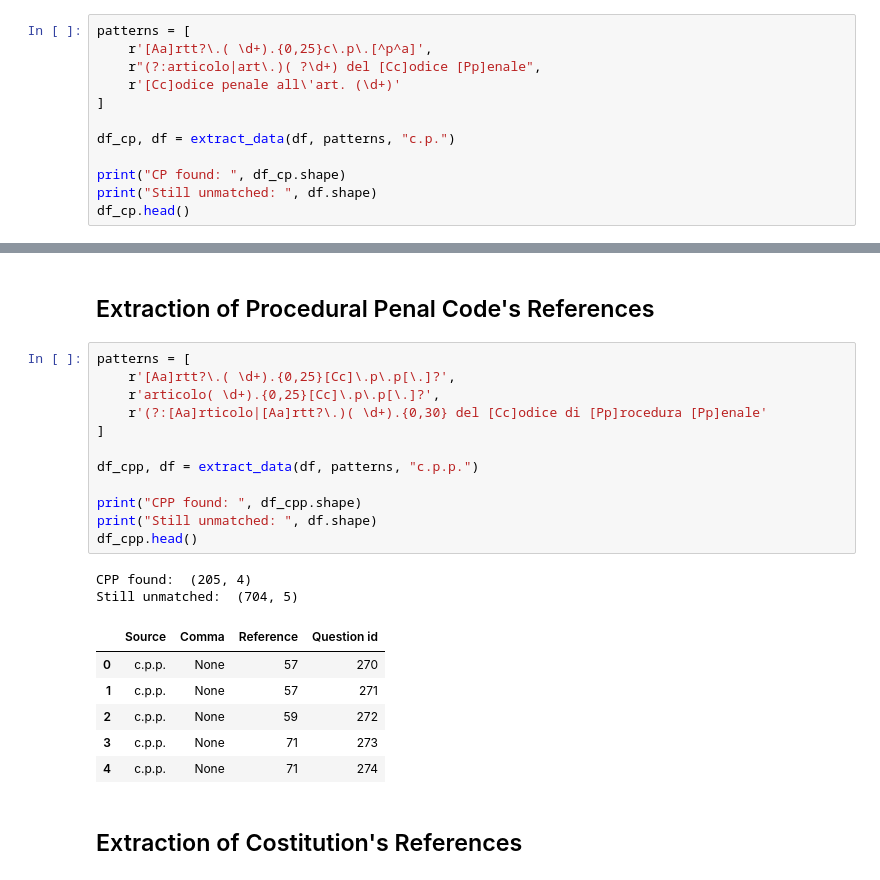
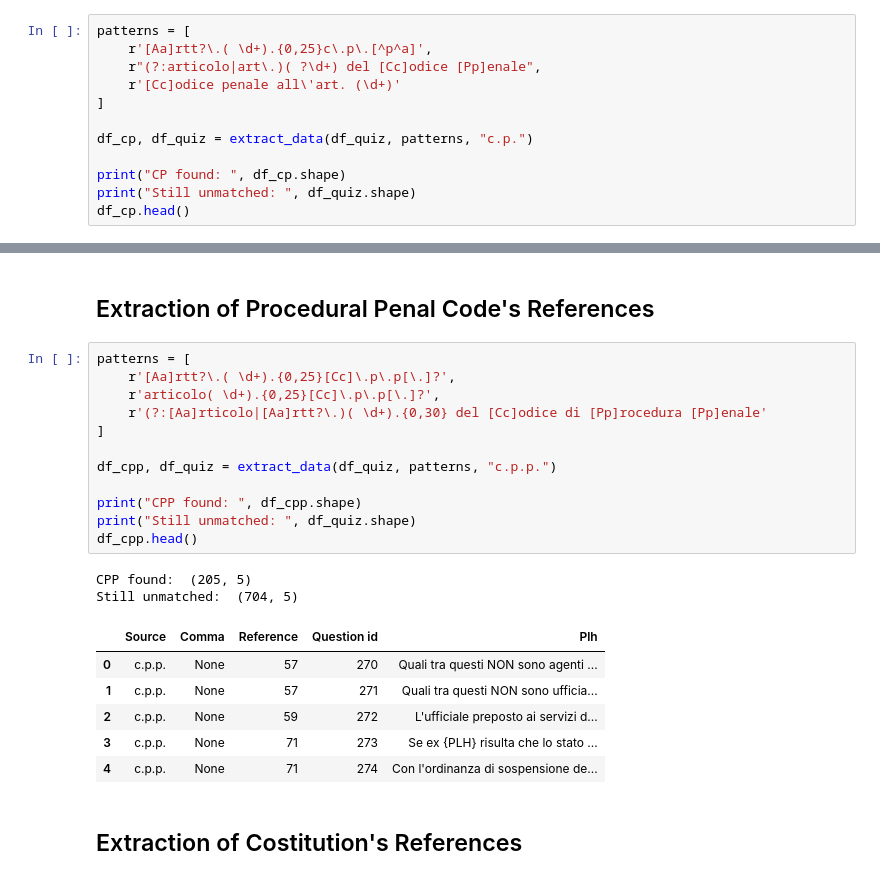
Before and after one commit to IGieckI/Thesis, a Jupyter notebook: Data/References extraction from quiz.ipynb, the cells around one changed output, grey strips where cells are left out. Cells and saved outputs as stored; diff of their text form.

```diff
--- a/Data/References extraction from quiz.ipynb
+++ b/Data/References extraction from quiz.ipynb
@@ -81,9 +94,9 @@ patterns = [
     r'[Cc]odice penale all\'art. (\d+)'
 ]
 
-df_cp, df = extract_data(df, patterns, "c.p.")
+df_cp, df_quiz = extract_data(df_quiz, patterns, "c.p.")
 
 print("CP found: ", df_cp.shape)
-print("Still unmatched: ", df.shape)
+print("Still unmatched: ", df_quiz.shape)
 df_cp.head()
 # %% [output]
@@ -122,24 +135,24 @@ Still unmatched:  (909, 5)
 # %%
 patterns = [
     r'[Aa]rtt?\.( \d+).{0,25}[Cc]\.p\.p[\.]?',
     r'articolo( \d+).{0,25}[Cc]\.p\.p[\.]?',
     r'(?:[Aa]rticolo|[Aa]rtt?\.)( \d+).{0,30} del [Cc]odice di [Pp]rocedura [Pp]enale'
 ]
 
-df_cpp, df = extract_data(df, patterns, "c.p.p.")
+df_cpp, df_quiz = extract_data(df_quiz, patterns, "c.p.p.")
 
 print("CPP found: ", df_cpp.shape)
-print("Still unmatched: ", df.shape)
+print("Still unmatched: ", df_quiz.shape)
 df_cpp.head()
 # %% [output]
-CPP found:  (205, 4)
+CPP found:  (205, 5)
 Still unmatched:  (704, 5)
-|  | Source | Comma | Reference | Question id |
-| 0 | c.p.p. | None | 57 | 270 |
-| 1 | c.p.p. | None | 57 | 271 |
-| 2 | c.p.p. | None | 59 | 272 |
-| 3 | c.p.p. | None | 71 | 273 |
-| 4 | c.p.p. | None | 71 | 274 |
+|  | Source | Comma | Reference | Question id | Plh |
+| 0 | c.p.p. | None | 57 | 270 | Quali tra questi NON sono agenti ... |
+| 1 | c.p.p. | None | 57 | 271 | Quali tra questi NON sono ufficia... |
+| 2 | c.p.p. | None | 59 | 272 | L'ufficiale preposto ai servizi d... |
+| 3 | c.p.p. | None | 71 | 273 | Se ex {PLH} risulta che lo stato ... |
+| 4 | c.p.p. | None | 71 | 274 | Con l'ordinanza di sospensione de... |
 # %% [markdown]
 ## Extraction of Costitution's References
 # %%
```
Also changed, not shown: parts of 8 cells of this notebook, 13 other files.
